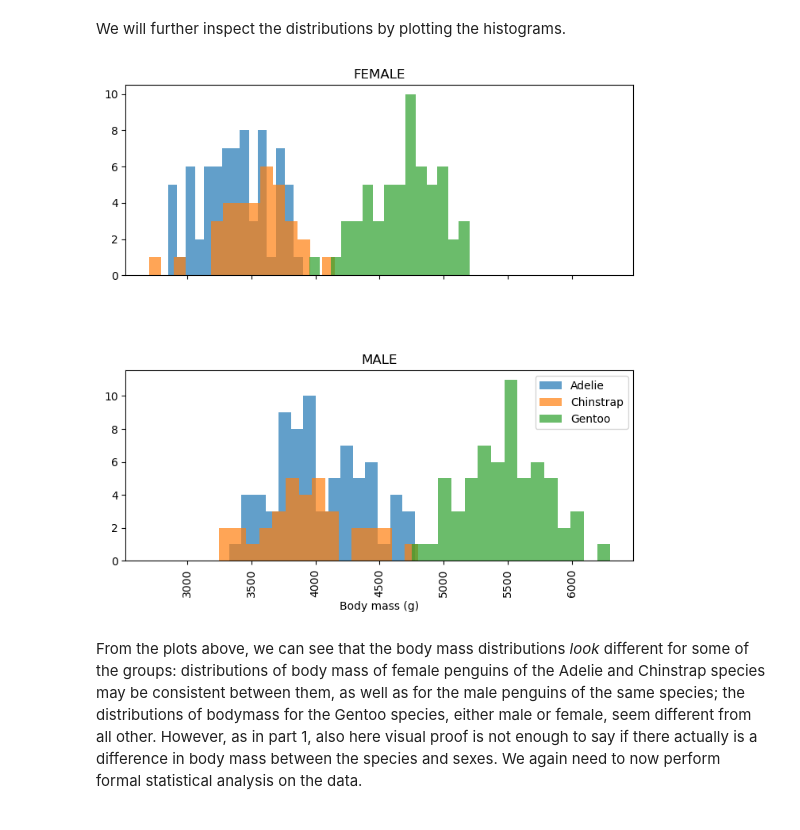
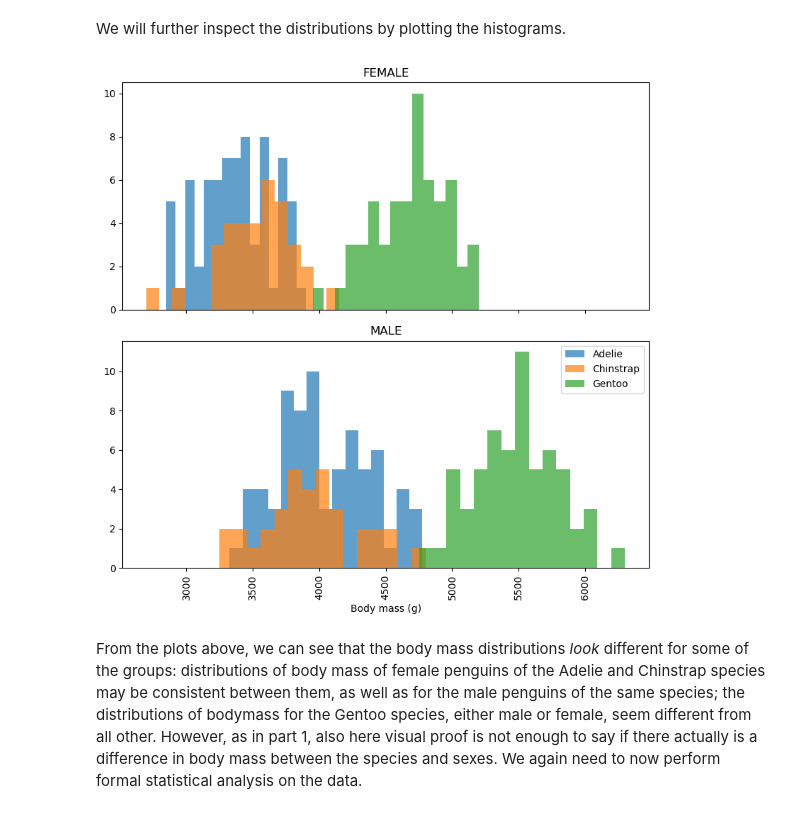
Before and after one commit to imperialchem/python-stats-intro, a Jupyter notebook: part3/stats-intro3.ipynb, the cells around one changed output. Cells and saved outputs as stored; diff of their text form; code cells hidden in the pictures.

Commit message:
Ask a specific questions in the exercise. Small formatting change in the plot.

```diff
--- a/part3/stats-intro3.ipynb
+++ b/part3/stats-intro3.ipynb
@@ -84,12 +84,13 @@ We will further inspect the distributions by plotting the histograms.
 # %%
 fig,axs=subplots(2,1,sharex=True)
 fig.set_size_inches(8,8)
 penguins.groupby('species').hist(column=['body_mass_g'],by='sex',ax=axs,grid=False,bins=15,alpha=0.7)
 legend(penguins['species'].unique())
 xlabel("Body mass (g)")
+tight_layout()
 show()
 # %% [output]
-[figure, old version]
+[figure, new version]
 # %% [markdown]
 From the plots above, we can see that the body mass distributions *look* different for some of the groups: distributions of body mass of female penguins of the Adelie and Chinstrap species may be consistent between them, as well as for the male penguins of the same species; the distributions of bodymass for the Gentoo species, either male or female, seem different from all other. However, as in part 1, also here visual proof is not enough to say if there actually is a difference in body mass between the species and sexes. We again need to now perform formal statistical analysis on the data.
 
```
Also changed, not shown: parts of 1 cell of this notebook.
